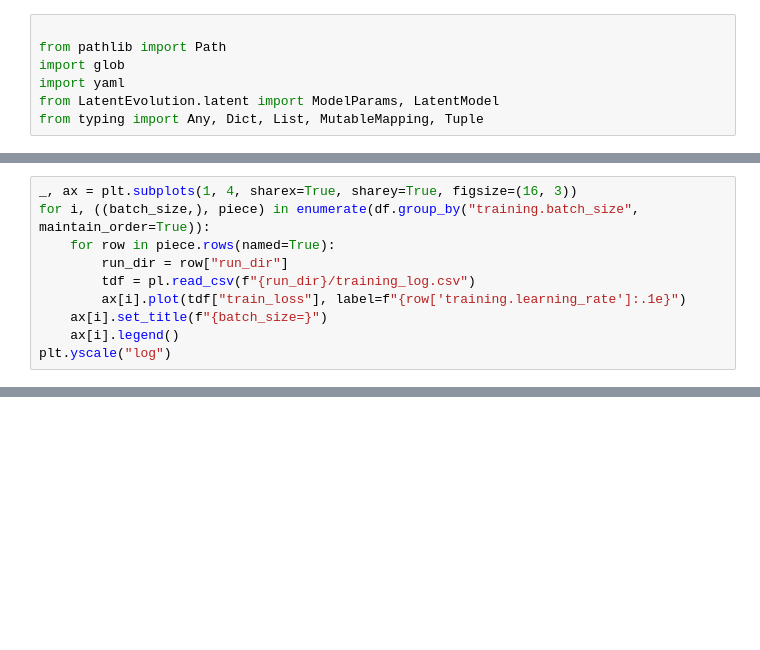
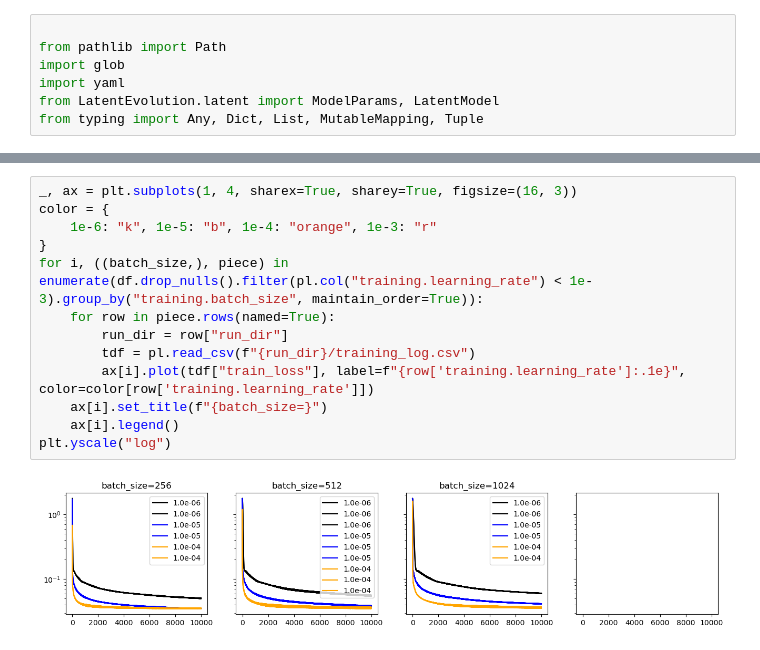
Before and after one commit to saalfeldlab/NeuralGraph, a Jupyter notebook: src/LatentEvolution/latent_space.ipynb, the cells around one changed output, grey strips where cells are left out. Saved outputs shown, nothing was run; the diff lists cells and outputs as text; blank space fills up the shorter version.

```diff
--- a/src/LatentEvolution/latent_space.ipynb
+++ b/src/LatentEvolution/latent_space.ipynb
@@ -98,10 +30,0 @@ config_cols
-# %%
-_, ax = plt.subplots(1, 4, sharex=True, sharey=True, figsize=(16, 3))
-for i, ((batch_size,), piece) in enumerate(df.group_by("training.batch_size", maintain_order=True)):
-    for row in piece.rows(named=True):
-        run_dir = row["run_dir"]
-        tdf = pl.read_csv(f"{run_dir}/training_log.csv")
-        ax[i].plot(tdf["train_loss"], label=f"{row['training.learning_rate']:.1e}")
-    ax[i].set_title(f"{batch_size=}")
-    ax[i].legend()
-plt.yscale("log")
@@ -602,0 +112,15 @@ Text(0, 0.5, 'mean absolute error in prediction')
+# %%
+_, ax = plt.subplots(1, 4, sharex=True, sharey=True, figsize=(16, 3))
+color = {
+    1e-6: "k", 1e-5: "b", 1e-4: "orange", 1e-3: "r"
+}
+for i, ((batch_size,), piece) in enumerate(df.drop_nulls().filter(pl.col("training.learning_rate") < 1e-3).group_by("training.batch_size", maintain_order=True)):
+    for row in piece.rows(named=True):
+        run_dir = row["run_dir"]
+        tdf = pl.read_csv(f"{run_dir}/training_log.csv")
+        ax[i].plot(tdf["train_loss"], label=f"{row['training.learning_rate']:.1e}", color=color[row['training.learning_rate']])
+    ax[i].set_title(f"{batch_size=}")
+    ax[i].legend()
+plt.yscale("log")
+# %% [output]
+[figure, added]
```
Also changed, not shown: parts of 59 cells of this notebook, 6 other files.
